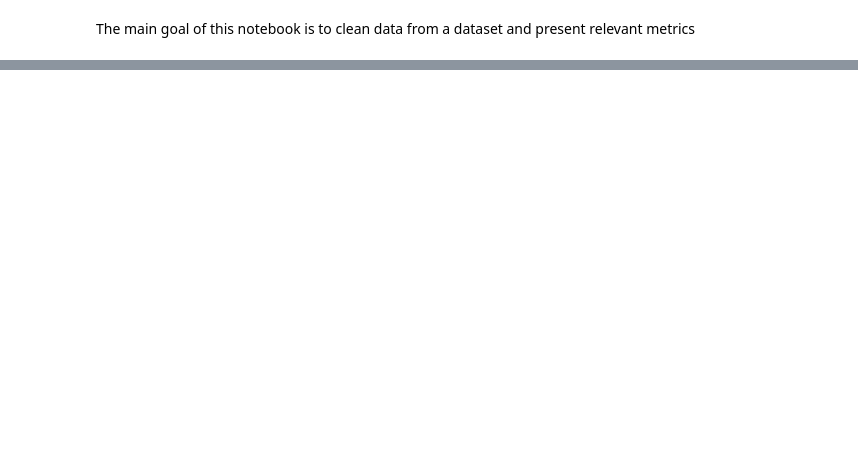
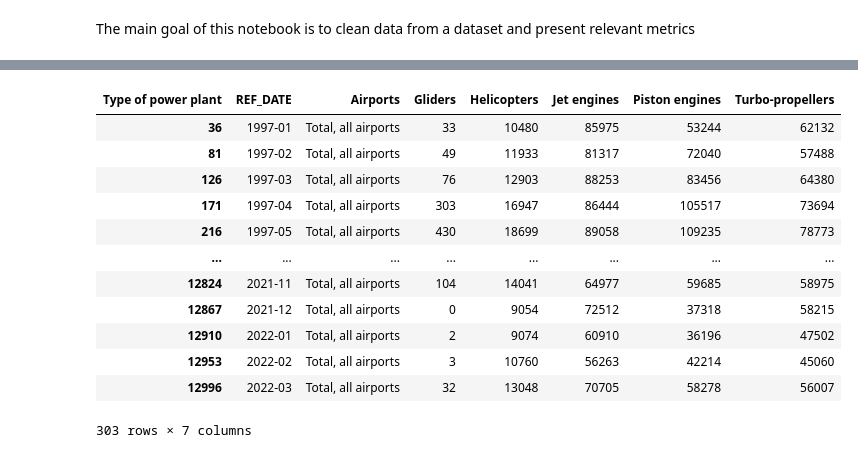
Before and after one commit to jcupe7/Clean_Airport_Data, a Jupyter notebook: Clean_CanAirData.ipynb, the cells around one changed output, grey strips where cells are left out. Cells and saved outputs as stored; diff of their text form; code cells hidden in the pictures; blank space fills up the shorter version.

```diff
--- a/Clean_CanAirData.ipynb
+++ b/Clean_CanAirData.ipynb
@@ -16,0 +74,4 @@ air_df.head()
+# %%
+air_df.drop(['GEO','DGUID','UOM', 'UOM_ID', 'SCALAR_FACTOR','SCALAR_ID', 'STATUS','SYMBOL','DECIMALS','TERMINATED'], axis=1, inplace=True)
+air_df.shape
+air_df.head()
@@ -16,0 +85,4 @@ air_df.head()
+# %%
+air_df.drop(['VECTOR', 'COORDINATE'], axis=1, inplace=True)
+air_df.shape
+air_df.head()
@@ -16,0 +116,3 @@ air_df.head()
+# %%
+air_Tdf = air_df.pivot_table(index=['REF_DATE', 'Airports'], columns= 'Type of power plant', values='VALUE')
+air_Tdf.head()
@@ -16,0 +127,3 @@ air_df.head()
+# %%
+air_Tdf.reset_index(inplace=True)
+air_Tdf.head()
@@ -16,0 +149,17 @@ air_df.head()
+# %%
+mask = air_Tdf['Airports'] == 'Total, all airports'
+air_Tdf[mask]
+# %% [output]
+| Type of power plant | REF_DATE | Airports | Gliders | Helicopters | Jet engines | Piston engines | Turbo-propellers |
+| 36 | 1997-01 | Total, all airports | 33 | 10480 | 85975 | 53244 | 62132 |
+| 81 | 1997-02 | Total, all airports | 49 | 11933 | 81317 | 72040 | 57488 |
+| 126 | 1997-03 | Total, all airports | 76 | 12903 | 88253 | 83456 | 64380 |
+| 171 | 1997-04 | Total, all airports | 303 | 16947 | 86444 | 105517 | 73694 |
+| 216 | 1997-05 | Total, all airports | 430 | 18699 | 89058 | 109235 | 78773 |
+| ... | ... | ... | ... | ... | ... | ... | ... |
+| 12824 | 2021-11 | Total, all airports | 104 | 14041 | 64977 | 59685 | 58975 |
+| 12867 | 2021-12 | Total, all airports | 0 | 9054 | 72512 | 37318 | 58215 |
+| 12910 | 2022-01 | Total, all airports | 2 | 9074 | 60910 | 36196 | 47502 |
+| 12953 | 2022-02 | Total, all airports | 3 | 10760 | 56263 | 42214 | 45060 |
+| 12996 | 2022-03 | Total, all airports | 32 | 13048 | 70705 | 58278 | 56007 |
+303 rows × 7 columns
```
Also changed, not shown: parts of 19 cells of this notebook.
